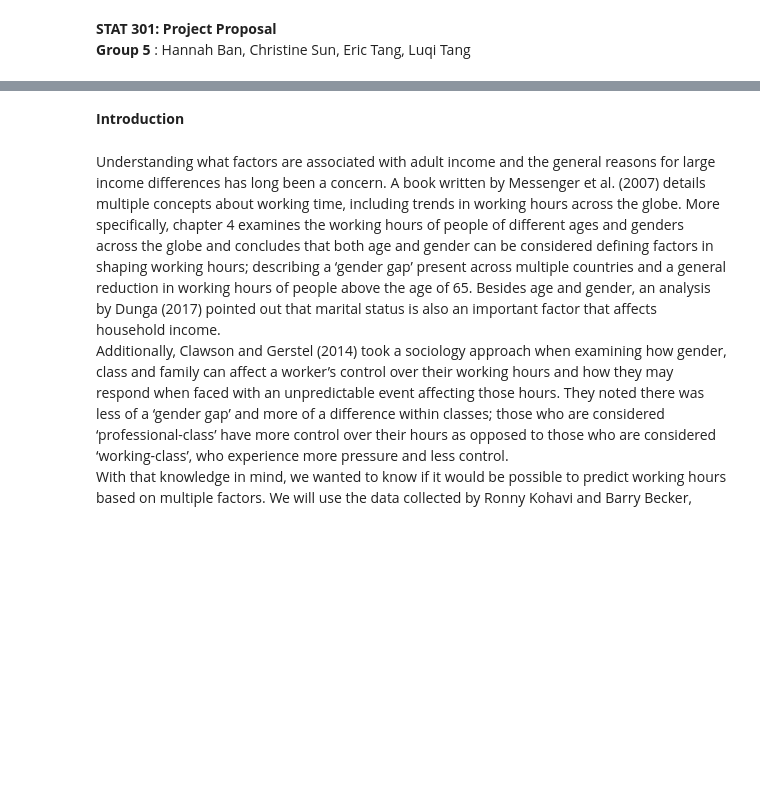
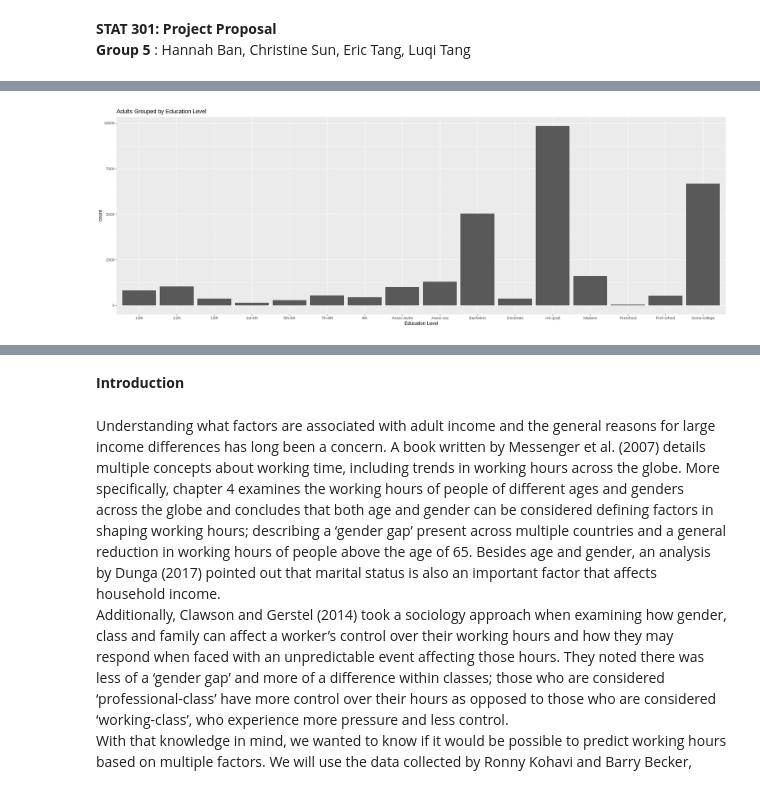
Before and after one commit to Chri-Sun/STAT301_Project, a Jupyter notebook: Proposal.ipynb, the cells around one changed output, grey strips where cells are left out. Saved outputs shown, nothing was run; the diff lists cells and outputs as text; code cells hidden in the pictures; blank space fills up the shorter version.

```diff
--- a/Proposal.ipynb
+++ b/Proposal.ipynb
@@ -5,0 +36,3 @@ library(tidyverse)
+# %%
+#reading the data
+raw_adult_df<-read_csv("https://raw.githubusercontent.com/NingWang0123/stat201_project/main/adult.csv")
@@ -5,0 +75,20 @@ library(tidyverse)
+# %%
+#removing the "?" observations
+noques_adult <- raw_adult_df %>% filter(!grepl("\\?", workclass))
+noques_adult <- noques_adult %>% filter(!grepl("\\?", education))
+noques_adult <- noques_adult %>% filter(!grepl("\\?", marital.status))
+noques_adult <- noques_adult %>% filter(!grepl("\\?", occupation))
+noques_adult <- noques_adult %>% filter(!grepl("\\?", relationship))
+noques_adult <- noques_adult %>% filter(!grepl("\\?", race))
+noques_adult <- noques_adult %>% filter(!grepl("\\?", sex))
+noques_adult <- noques_adult %>% filter(!grepl("\\?", native.country))
+noques_adult <- noques_adult %>% filter(!grepl("\\?", income))
+noques_adult$workclass <- as.factor(noques_adult$workclass)
+noques_adult$education <- as.factor(noques_adult$education)
+noques_adult$marital.status <- as.factor(noques_adult$marital.status)
+noques_adult$occupation <- as.factor(noques_adult$occupation)
+noques_adult$relationship <- as.factor(noques_adult$relationship)
+noques_adult$race <- as.factor(noques_adult$race)
+noques_adult$sex <- as.factor(noques_adult$sex)
+noques_adult$native.country <- as.factor(noques_adult$native.country)
+noques_adult$income <- as.factor(noques_adult$income)
@@ -5,0 +119,8 @@ library(tidyverse)
+# %%
+options(repr.plot.width = 20, repr.plot.height = 7)
+education_bar <- noques_adult %>% ggplot(aes(x = education)) + geom_bar() +
+    xlab("Education Level") +
+    ggtitle("Adults Grouped by Education Level")
+education_bar
+# %% [output]
+[figure, added]
```
Also changed, not shown: parts of 18 cells of this notebook.
